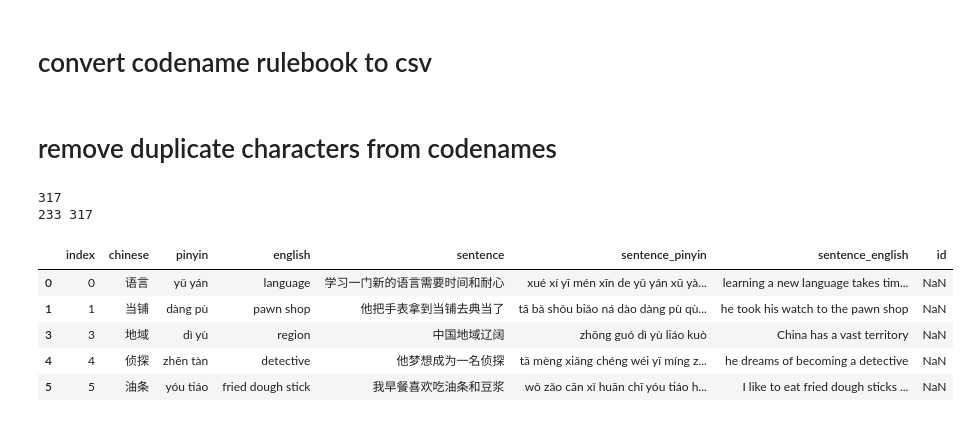
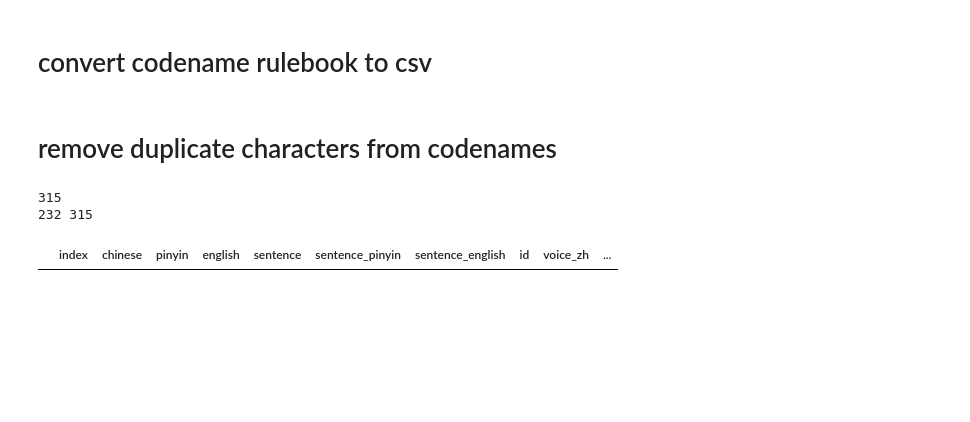
Before and after one commit to srcole/my_mandarin_database, a Jupyter notebook: sandbox.ipynb, the cells around one changed output. Cells and saved outputs as stored; diff of their text form; code cells hidden in the pictures; blank space fills up the shorter version.

Commit message:
fix codenames for backup voice

```diff
--- a/sandbox.ipynb
+++ b/sandbox.ipynb
@@ -476,19 +476,21 @@ df_cn_raw.reset_index().to_csv('static/texts/lists/codenames_rulebook_v1.csv', i
 # %% [markdown]
 # remove duplicate characters from codenames
 # %%
-df_codenames = pd.read_csv('static/texts/lists/codenames_list_317.csv')
+df_codenames = pd.read_csv('static/texts/lists/codenames_list_315.csv')
 print(len(df_codenames))
 df_all_vocab = pd.read_csv('static/latest_data.csv')
-df_merged = df_codenames.merge(df_all_vocab[['chinese', 'id']], on='chinese', how='left')
+df_all_vocab = df_all_vocab[df_all_vocab['id'] <= 5867]
+df_merged = df_codenames.merge(df_all_vocab[['chinese', 'id', 'voice_zh', 'voice_en']], on='chinese', how='left')
 print(df_merged['id'].isna().sum(), len(df_codenames))
-df_merged[pd.isna(df_merged['id'])].to_csv('static/texts/lists/codenames_list_317_enhanced.csv', index=False)
+df_merged[pd.isna(df_merged['id'])].to_csv('static/texts/lists/codenames_list_315_add_to_sheet.csv', index=False)
+
+
+df_all_vocab = pd.read_csv('static/latest_data.csv')
+df_merged = df_codenames.merge(df_all_vocab[['chinese', 'id', 'voice_zh', 'voice_en']], on='chinese', how='left')
+df_merged.to_csv('static/texts/lists/codenames_list_315_added_voice_cols.csv', index=False)
+
 df_merged[pd.isna(df_merged['id'])].head()
 # %% [output]
-317
-233 317
+315
+232 315
-|  | index | chinese | pinyin | english | sentence | sentence_pinyin | sentence_english | id |
-| 0 | 0 | 语言 | yǔ yán | language | 学习一门新的语言需要时间和耐心 | xué xí yī mén xīn de yǔ yán xū yà... | learning a new language takes tim... | NaN |
-| 1 | 1 | 当铺 | dàng pù | pawn shop | 他把手表拿到当铺去典当了 | tā bǎ shǒu biǎo ná dào dàng pù qù... | he took his watch to the pawn shop | NaN |
-| 3 | 3 | 地域 | dì yù | region | 中国地域辽阔 | zhōng guó dì yù liáo kuò | China has a vast territory | NaN |
-| 4 | 4 | 侦探 | zhēn tàn | detective | 他梦想成为一名侦探 | tā mèng xiǎng chéng wéi yī míng z... | he dreams of becoming a detective | NaN |
-| 5 | 5 | 油条 | yóu tiáo | fried dough stick | 我早餐喜欢吃油条和豆浆 | wǒ zǎo cān xǐ huān chī yóu tiáo h... | I like to eat fried dough sticks ... | NaN |
+|  | index | chinese | pinyin | english | sentence | sentence_pinyin | sentence_english | id | voice_zh | ... |
```
Also changed, not shown: 2 other files.
